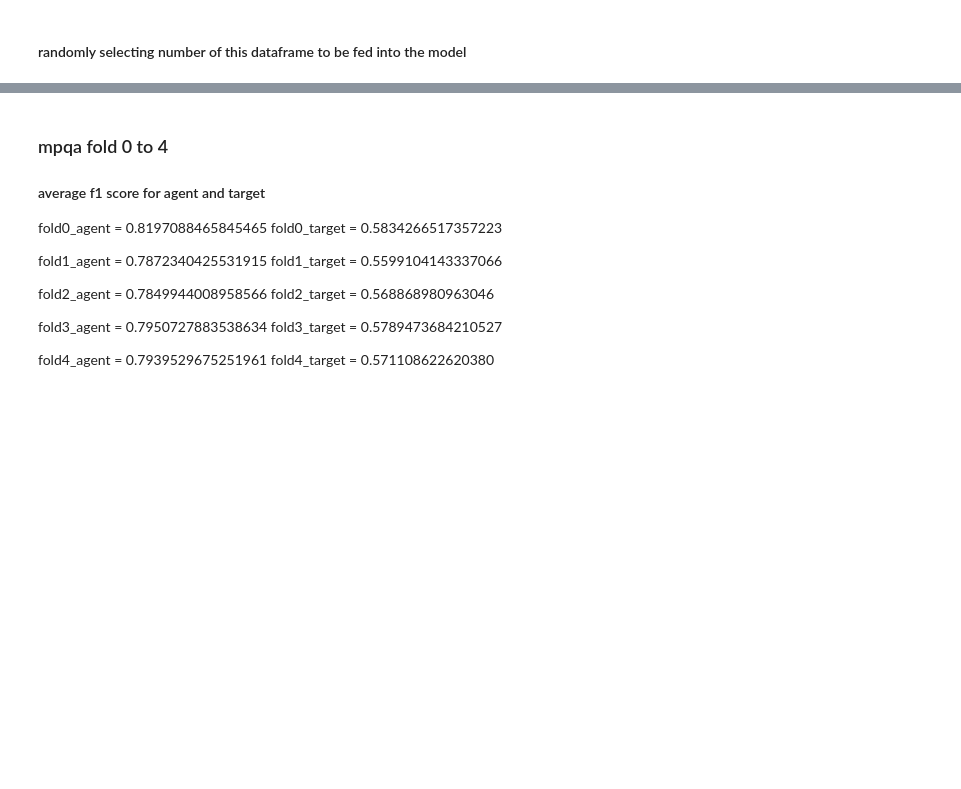
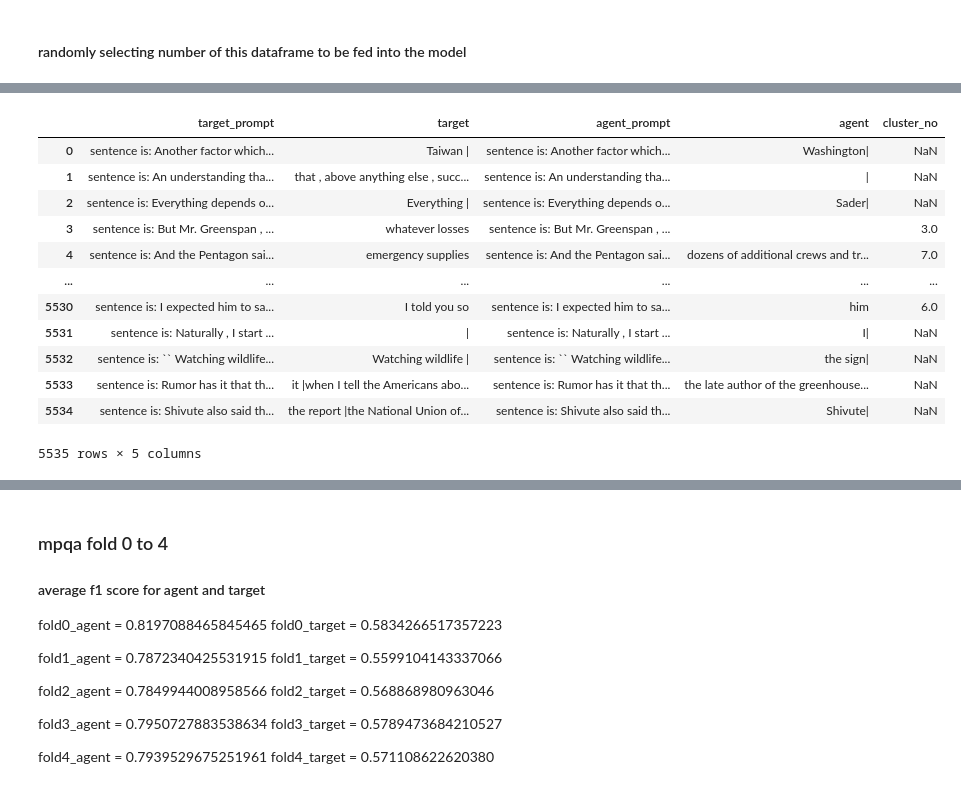
Before and after one commit to houman-nr/vigilant-umbrella, a Jupyter notebook: ORL_on_SRL_Multitask-Learning.ipynb, the cells around one changed output, grey strips where cells are left out. Cells and saved outputs as stored; diff of their text form; code cells hidden in the pictures; blank space fills up the shorter version.

```diff
--- a/ORL_on_SRL_Multitask-Learning.ipynb
+++ b/ORL_on_SRL_Multitask-Learning.ipynb
@@ -211,10 +201,9 @@ def pipeDivider(pipedString):
 def create_prompt(input_df):
     target_prompt, agent_prompt, target, agent = [], [], [], []
     for i in range(len(input_df)):
-        target_prompt.append(f"sentence is: {input_df['stentence'][i]} this is DSE: {input_df['dse'][i]}. what is the target of sentence?")
-        agent_prompt.append(f"sentence is: {input_df['stentence'][i]} this is DSE: {input_df['dse'][i]}. what is the agent of sentence?")
+        target_prompt.append(f"sentence is: {input_df['sentence'][i]} this is DSE: {input_df['dse'][i]}. what is the target of sentence?")
+        agent_prompt.append(f"sentence is: {input_df['sentence'][i]} this is DSE: {input_df['dse'][i]}. what is the agent of sentence?")
         target.append(input_df['target'][i])
-        target.append(input_df['agent'][i])
+        agent.append(input_df['agent'][i])
     output_df = pd.DataFrame({'target_prompt':target_prompt, 'target':target, 'agent_prompt':agent_prompt, 'agent':agent})
     return output_df
-train_df = create_prompt(df)
@@ -480,23 +514,37 @@ srl_train_2k
 # %%
-def combine_and_shuffle(df1, df2, seed=None):
+def combine_and_shuffle(df1, df2, SEED=None):
     """
     Combines two DataFrames with the same columns and shuffles the rows.
 
     Args:
         df1 (pd.DataFrame): The first DataFrame.
         df2 (pd.DataFrame): The second DataFrame.
         seed (int, optional): Random seed for reproducibility.
 
     Returns:
         pd.DataFrame: A new DataFrame with rows from both DataFrames shuffled.
     """
     # Combine the two DataFrames using pd.concat
     combined_df = pd.concat([df1, df2], ignore_index=True)
 
     # Shuffle the combined DataFrame
-    shuffled_df = combined_df.sample(frac=1, random_state=seed).reset_index(drop=True)
+    shuffled_df = combined_df.sample(frac=1, random_state=SEED).reset_index(drop=True)
 
     return shuffled_df
-orl_srl = combine_and_shuffle(train_df, srl_train_2k,)
+orl_srl = combine_and_shuffle(train_df, srl_train_2k, SEED)
 orl_srl
+# %% [output]
+|  | target_prompt | target | agent_prompt | agent | cluster_no |
+| 0 | sentence is: Another factor which... | Taiwan | | sentence is: Another factor which... | Washington| | NaN |
+| 1 | sentence is: An understanding tha... | that , above anything else , succ... | sentence is: An understanding tha... | | | NaN |
+| 2 | sentence is: Everything depends o... | Everything | | sentence is: Everything depends o... | Sader| | NaN |
+| 3 | sentence is: But Mr. Greenspan , ... | whatever losses | sentence is: But Mr. Greenspan , ... |  | 3.0 |
+| 4 | sentence is: And the Pentagon sai... | emergency supplies | sentence is: And the Pentagon sai... | dozens of additional crews and tr... | 7.0 |
+| ... | ... | ... | ... | ... | ... |
+| 5530 | sentence is: I expected him to sa... | I told you so | sentence is: I expected him to sa... | him | 6.0 |
+| 5531 | sentence is: Naturally , I start ... | | | sentence is: Naturally , I start ... | I| | NaN |
+| 5532 | sentence is: `` Watching wildlife... | Watching wildlife | | sentence is: `` Watching wildlife... | the sign| | NaN |
+| 5533 | sentence is: Rumor has it that th... | it |when I tell the Americans abo... | sentence is: Rumor has it that th... | the late author of the greenhouse... | NaN |
+| 5534 | sentence is: Shivute also said th... | the report |the National Union of... | sentence is: Shivute also said th... | Shivute| | NaN |
+5535 rows × 5 columns
 # %%
```
Also changed, not shown: parts of 14 cells of this notebook.
